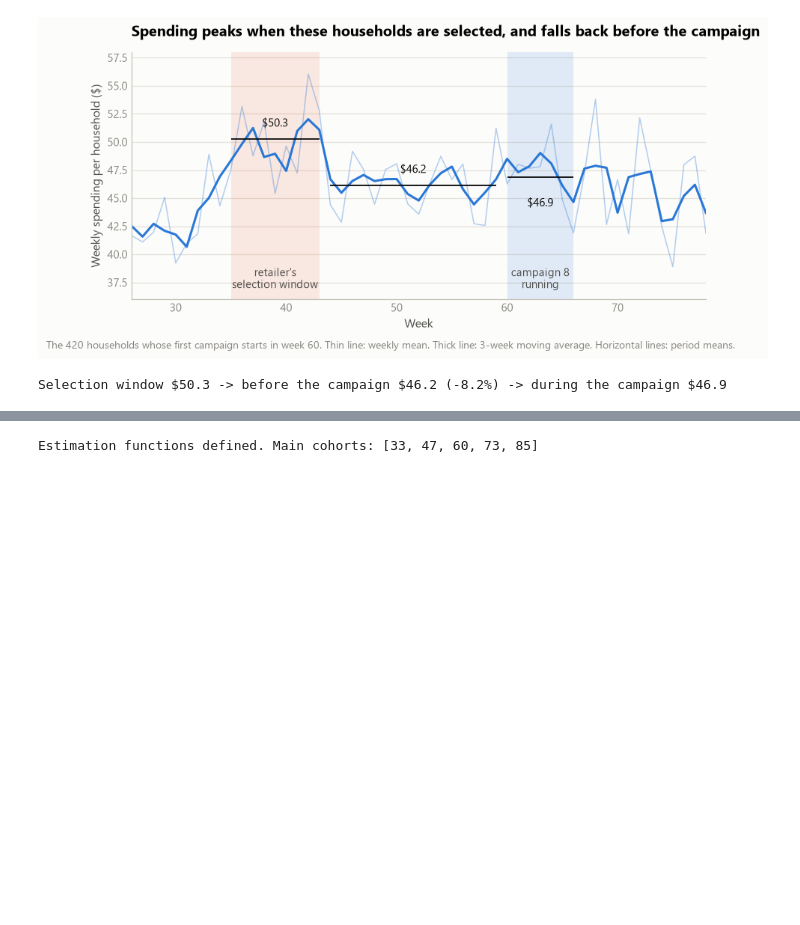
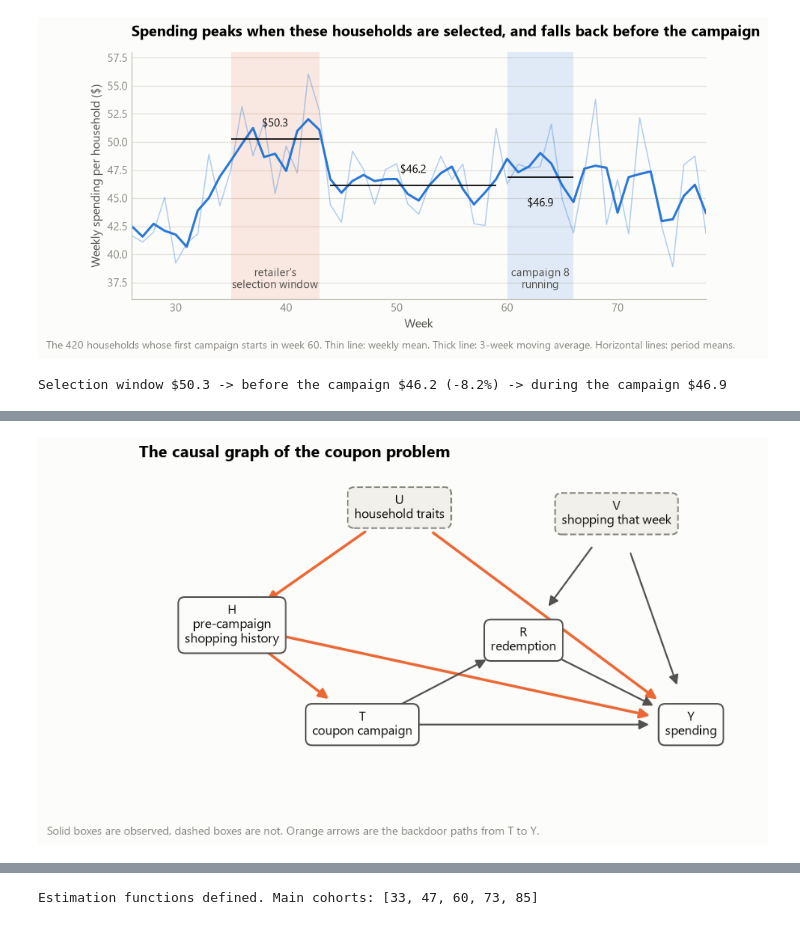
Before and after one commit to hjjhkr/dunnhumby-coupon-causal, a Jupyter notebook: coupon_causal_analysis.ipynb, the cells around one changed output, grey strips where cells are left out. Cells and saved outputs as stored; diff of their text form; code cells hidden in the pictures; blank space fills up the shorter version.

```diff
--- a/coupon_causal_analysis.ipynb
+++ b/coupon_causal_analysis.ipynb
@@ -585,0 +677,36 @@ There are several ways to make the controls comparable. We implement four and co
+# %%
+def draw_dag(nodes, edges, title, name, note=None, highlight=(), figsize=(9, 4.4)):
+    """Draw a small DAG. nodes: {key: (x, y, label, observed)}; edges: [(from, to)]; highlight: edges drawn in orange."""
+    fig, ax = plt.subplots(figsize=figsize)
+    ax.set_xlim(0, 10)
+    ax.set_ylim(0, 5)
+    ax.axis("off")
+    for a, b in edges:
+        xa, ya = nodes[a][:2]
+        xb, yb = nodes[b][:2]
+        hot = (a, b) in highlight
+        ax.annotate("", xy=(xb, yb), xytext=(xa, ya),
+                    arrowprops=dict(arrowstyle="-|>", color=C_ORANGE if hot else C_INK2, lw=2.2 if hot else 1.4,
+                                    shrinkA=34, shrinkB=34, mutation_scale=16))
+    for k, (x, y, label, observed) in nodes.items():
+        ax.text(x, y, label, ha="center", va="center", fontsize=10.5, color=C_INK,
+                bbox=dict(boxstyle="round,pad=0.5", fc=C_SURF if observed else "#f1f0ea", ec=C_INK2 if observed else C_MUTED,
+                          lw=1.3, ls="-" if observed else "--"))
+    ax.set_title(title)
+    finish(fig, name, note)
+
+
+NODES = {                                              # positions chosen so that no arrow passes through a box
+    "U": (4.2, 4.45, "U\nhousehold traits", False),
+    "H": (1.5, 2.5, "H\npre-campaign\nshopping history", True),
+    "T": (3.6, 0.85, "T\ncoupon campaign", True),
+    "R": (6.2, 2.25, "R\nredemption", True),
+    "V": (7.7, 4.35, "V\nshopping that week", False),
+    "Y": (8.9, 0.85, "Y\nspending", True),
+}
+EDGES = [("U", "H"), ("U", "Y"), ("H", "T"), ("H", "Y"), ("T", "R"), ("R", "Y"), ("T", "Y"), ("V", "R"), ("V", "Y")]
+draw_dag(NODES, EDGES, "The causal graph of the coupon problem", "04b_dag",
+         "Solid boxes are observed, dashed boxes are not. Orange arrows are the backdoor paths from T to Y.",
+         highlight=[("H", "T"), ("H", "Y"), ("U", "H"), ("U", "Y")])
+# %% [output]
+[figure, added]
```
Also changed, not shown: parts of 64 cells of this notebook, 40 other files.
